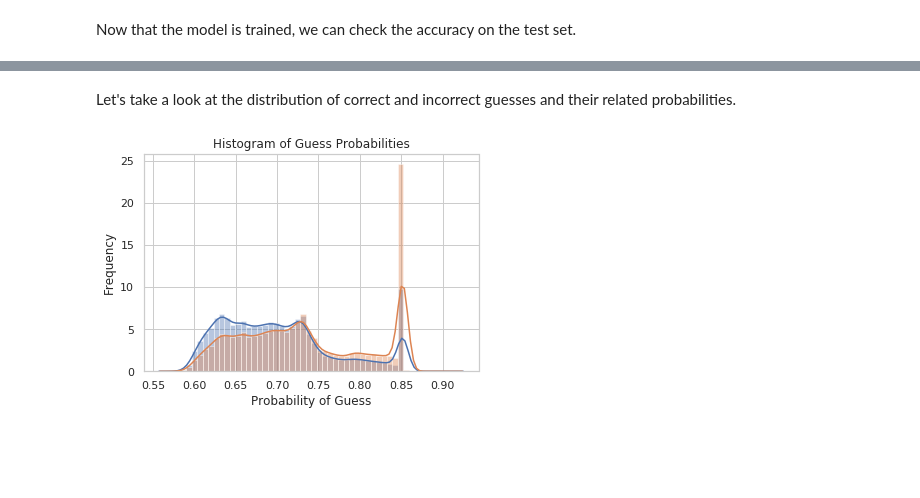
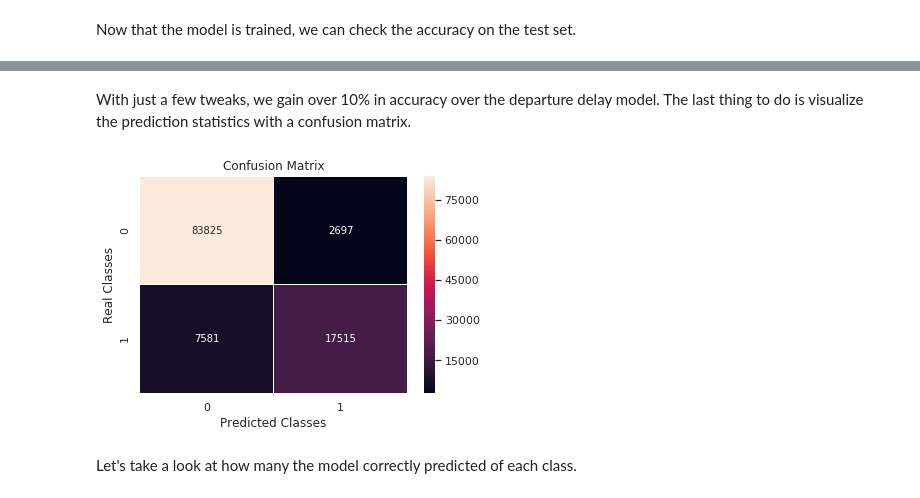
Before and after one commit to CBR0MS/flight-time-model-data, a Jupyter notebook: v2Modeling.ipynb, the cells around one changed output, grey strips where cells are left out. Saved outputs shown, nothing was run; the diff lists cells and outputs as text; code cells hidden in the pictures; blank space fills up the shorter version.

```diff
--- a/v2Modeling.ipynb
+++ b/v2Modeling.ipynb
@@ -245,0 +343,7 @@ Right guesses: avg 73%, varience 0.601%
+# %%
+new_df = og_df.copy(deep=True)
+new_df = encode(new_df, airline=False, origin=False, destination=False)
+
+new_df['Reporting_Airline'] = new_df['Reporting_Airline'].map(lambda x: get_airline_percent_ontime(x))
+new_df['Origin'] = new_df['Origin'].map(lambda x: get_airport_percent_ontime(x))
+new_df['Dest'] = new_df['Dest'].map(lambda x: get_airport_percent_ontime(x))
@@ -245,0 +355,9 @@ Right guesses: avg 73%, varience 0.601%
+# %%
+y = new_df['ArrDelay']
+X = new_df.drop(columns=['ArrDelay', 'ArrTimeBlk', 'DepTimeBlk', 'Dest'])
+
+X['DepDelay'] = X['DepDelay'].map(lambda x: 0 if x < 15 else 1 )
+
+X_train, X_test, y_train, y_test = prepare_data(X, y)
+
+print(X_train[:5])
@@ -245,0 +373,4 @@ Right guesses: avg 73%, varience 0.601%
+# %%
+model = build_classification_model(X_train)
+
+history = model.fit(X_train, y_train, epochs=EPOCHS)
@@ -246,11 +393,25 @@ Right guesses: avg 73%, varience 0.601%
+# %% [markdown]
+With just a few tweaks, we gain over 10% in accuracy over the departure delay model. The last thing to do is visualize the prediction statistics with a confusion matrix.
+# %%
+def create_confusion_matrix(model):
+    predictions = model.predict(X_test)
+    simplified_pred = []
+
+    for index in range(len(predictions)):
+        simplified_pred.append(np.argmax(predictions[index]))
+
+    confusion = confusion_matrix(y_test, simplified_pred)
+
+    sns.heatmap(confusion, annot=True, fmt="d", linewidths=.5)
+    plt.title('Confusion Matrix')
+    plt.xlabel('Predicted Classes')
+    plt.ylabel('Real Classes')
+    plt.show()
+
+    return simplified_pred
+# %%
+simplified_pred = create_confusion_matrix(model)
+# %% [output]
+[figure, added]
 # %% [markdown]
-Let's take a look at the distribution of correct and incorrect guesses and their related probabilities.
+Let's take a look at how many the model correctly predicted of each class.
-# %%
-sns.distplot(wrong_guesses)
-sns.distplot(correct_guesses)
-plt.title('Histogram of Guess Probabilities')
-plt.xlabel('Probability of Guess')
-plt.ylabel('Frequency')
-plt.show()
-# %% [output]
-[figure, removed]
```
Also changed, not shown: parts of 61 cells of this notebook.
